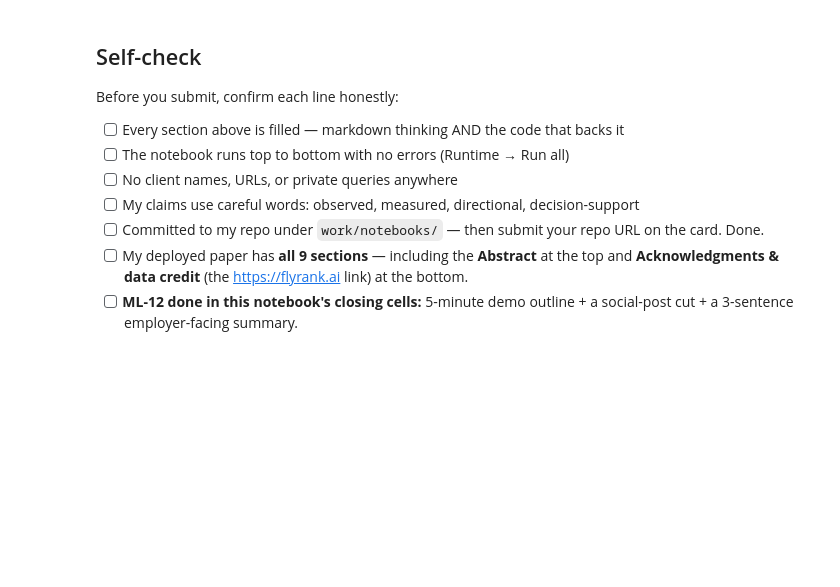
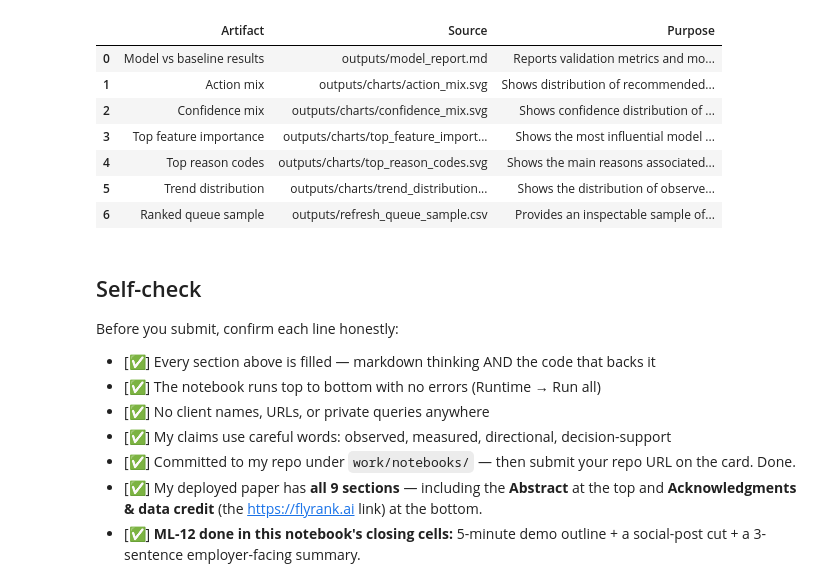
Before and after one commit to alsa-mirza/flyrank-ml-internship, a Jupyter notebook: work/notebooks/capstone.ipynb, the cells around one changed output. Drawn from its saved outputs; the diff is of its cells as text; code cells hidden in the pictures; blank space fills up the shorter version.

Commit message:
Complete capstone notebook

```diff
--- a/work/notebooks/capstone.ipynb
+++ b/work/notebooks/capstone.ipynb
@@ -37,12 +430,61 @@ This skeleton is yours to fill. Work the sections **in order** — each one has
+# %%
+artifact_inventory = [
+    {
+        "Artifact": "Model vs baseline results",
+        "Source": "outputs/model_report.md",
+        "Purpose": "Reports validation metrics and model comparison"
+    },
+    {
+        "Artifact": "Action mix",
+        "Source": "outputs/charts/action_mix.svg",
+        "Purpose": "Shows distribution of recommended actions"
+    },
+    {
+        "Artifact": "Confidence mix",
+        "Source": "outputs/charts/confidence_mix.svg",
+        "Purpose": "Shows confidence distribution of the ranked queue"
+    },
+    {
+        "Artifact": "Top feature importance",
+        "Source": "outputs/charts/top_feature_importance.svg",
+        "Purpose": "Shows the most influential model features"
+    },
+    {
+        "Artifact": "Top reason codes",
+        "Source": "outputs/charts/top_reason_codes.svg",
+        "Purpose": "Shows the main reasons associated with recommendations"
+    },
+    {
+        "Artifact": "Trend distribution",
+        "Source": "outputs/charts/trend_distribution.svg",
+        "Purpose": "Shows the distribution of observed performance trends"
+    },
+    {
+        "Artifact": "Ranked queue sample",
+        "Source": "outputs/refresh_queue_sample.csv",
+        "Purpose": "Provides an inspectable sample of ranked recommendations"
+    }
+]
+artifact_df = pd.DataFrame(artifact_inventory)
+display(artifact_df)
+# %% [output]
+|  | Artifact | Source | Purpose |
+| 0 | Model vs baseline results | outputs/model_report.md | Reports validation metrics and mo... |
+| 1 | Action mix | outputs/charts/action_mix.svg | Shows distribution of recommended... |
+| 2 | Confidence mix | outputs/charts/confidence_mix.svg | Shows confidence distribution of ... |
+| 3 | Top feature importance | outputs/charts/top_feature_import... | Shows the most influential model ... |
+| 4 | Top reason codes | outputs/charts/top_reason_codes.svg | Shows the main reasons associated... |
+| 5 | Trend distribution | outputs/charts/trend_distribution... | Shows the distribution of observe... |
+| 6 | Ranked queue sample | outputs/refresh_queue_sample.csv | Provides an inspectable sample of... |
 # %% [markdown]
 ## Self-check
 
 Before you submit, confirm each line honestly:
 
-- [ ] Every section above is filled — markdown thinking AND the code that backs it
-- [ ] The notebook runs top to bottom with no errors (Runtime → Run all)
-- [ ] No client names, URLs, or private queries anywhere
-- [ ] My claims use careful words: observed, measured, directional, decision-support
-- [ ] Committed to my repo under `work/notebooks/` — then submit your repo URL on the card. Done.
-- [ ] My deployed paper has **all 9 sections** — including the **Abstract** at the top and **Acknowledgments & data credit** (the https://flyrank.ai link) at the bottom.
-- [ ] **ML-12 done in this notebook's closing cells:** 5-minute demo outline + a social-post cut + a 3-sentence employer-facing summary.
+- [✅] Every section above is filled — markdown thinking AND the code that backs it
+- [✅] The notebook runs top to bottom with no errors (Runtime → Run all)
+- [✅] No client names, URLs, or private queries anywhere
+- [✅] My claims use careful words: observed, measured, directional, decision-support
+- [✅] Committed to my repo under `work/notebooks/` — then submit your repo URL on the card. Done.
+- [✅] My deployed paper has **all 9 sections** — including the **Abstract** at the top and **Acknowledgments & data credit** (the https://flyrank.ai link) at the bottom.
+- [✅] **ML-12 done in this notebook's closing cells:** 5-minute demo outline + a social-post cut + a 3-sentence employer-facing summary.
```
Also changed, not shown: parts of 25 cells of this notebook.
